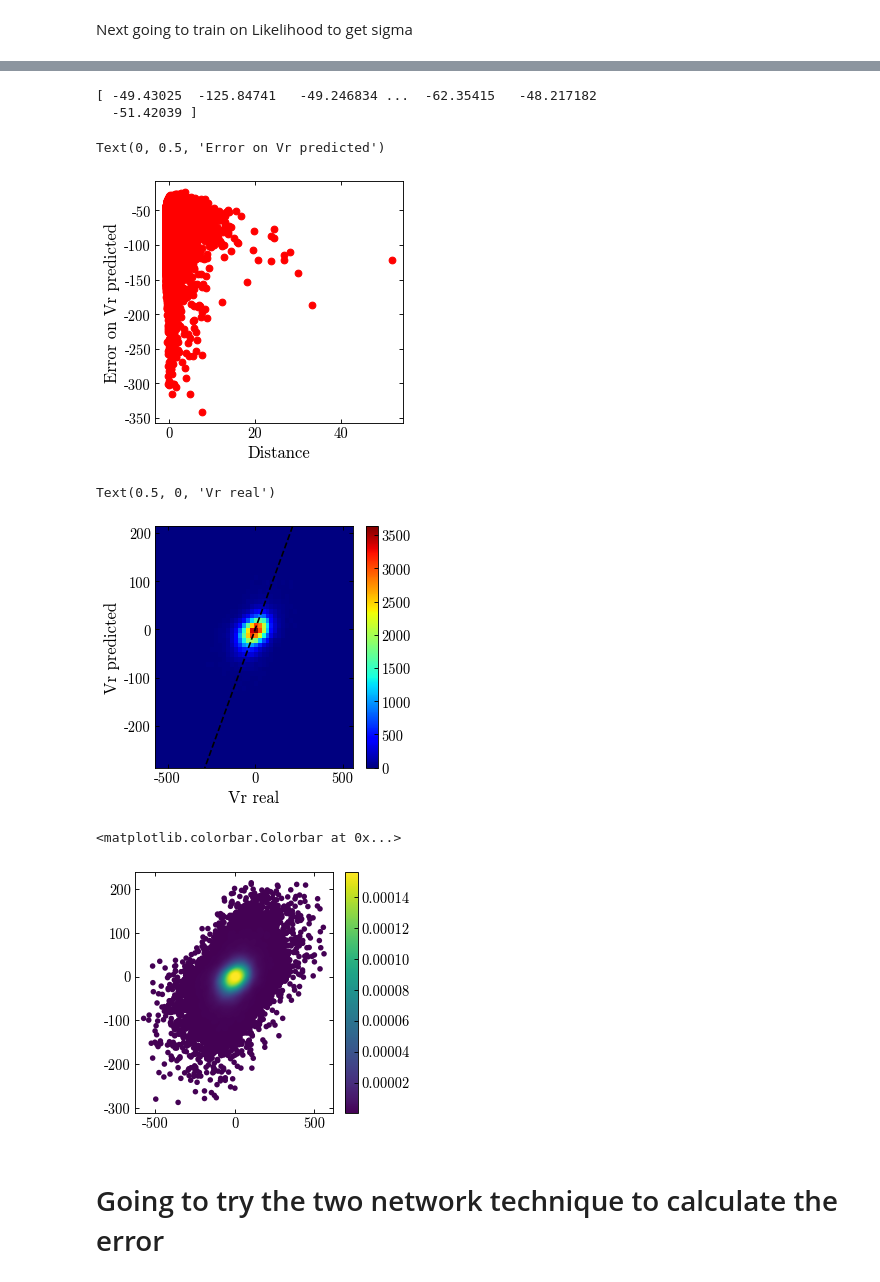
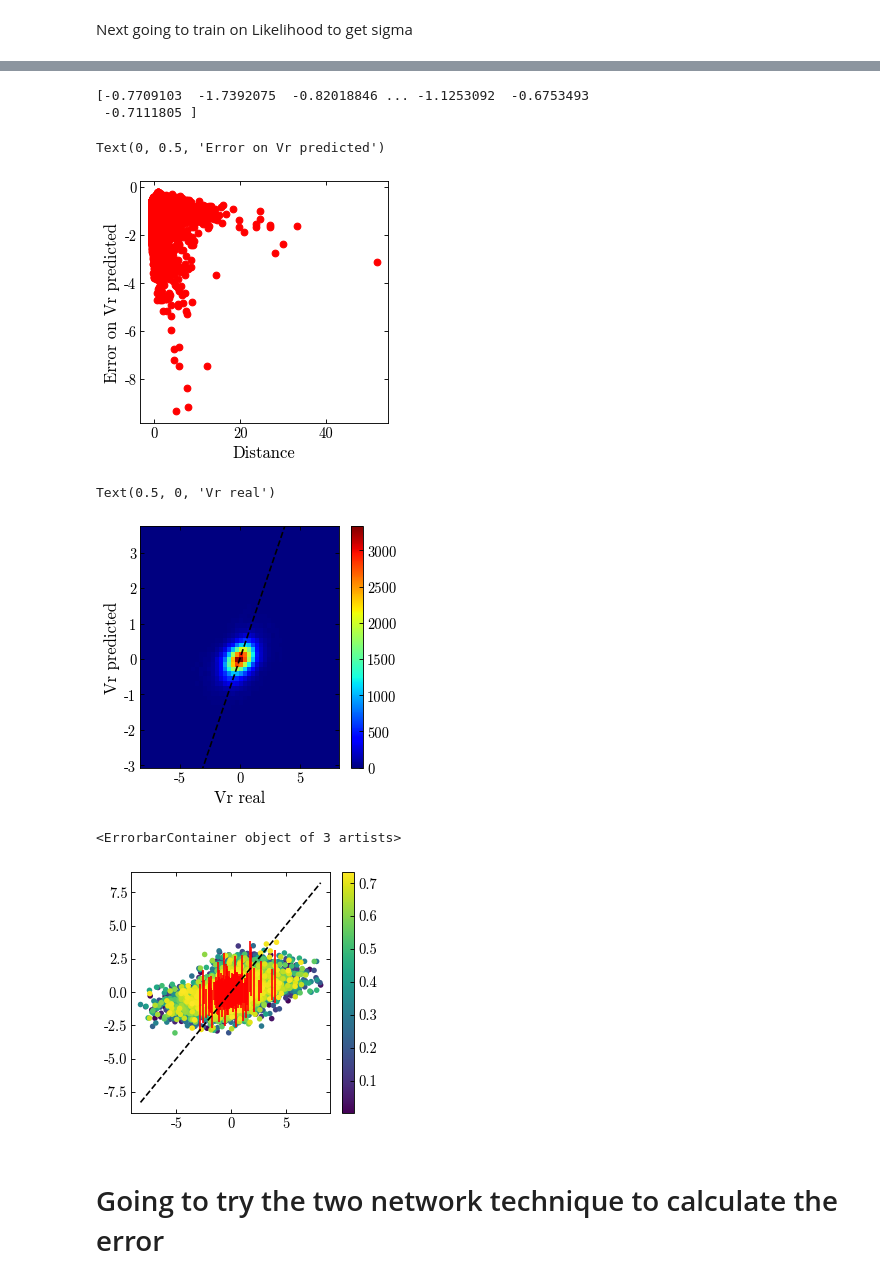
Before and after one commit to adropulic/datax_gaia, a Jupyter notebook: RVTrial2.ipynb, the cells around one changed output, grey strips where cells are left out. Drawn from its saved outputs; the diff is of its cells as text; code cells hidden in the pictures.

Commit message:
updating two ways of calculating error bars, this time with Y initially rescaled.

```diff
--- a/RVTrial2.ipynb
+++ b/RVTrial2.ipynb
@@ -60,7 +60,7 @@ use_cols = ['l', 'b','parallax','pmra','pmdec']
 # Make the design matrix
 X = data[use_cols].values
 Y = (data['radial_velocity']).values
-#Y = (Y - np.mean(Y))/(np.std(Y))
+Y = (Y - np.mean(Y))/(np.std(Y))
 # %%
 X_train, X_test, y_train, y_test = train_test_split(X[1:500000], Y[1:500000],
                                                     test_size = 0.2,
@@ -337,10 +338,10 @@ plt.scatter(X_test[:,2], test_preds[:,1], color = 'red')
 plt.xlabel('Distance')
 plt.ylabel('Error on Vr predicted')
 # %% [output]
-[ -49.43025  -125.84741   -49.246834 ...  -62.35415   -48.217182
-  -51.42039 ]
+[-0.7709103  -1.7392075  -0.82018846 ... -1.1253092  -0.6753493
+ -0.7111805 ]
 Text(0, 0.5, 'Error on Vr predicted')
-[figure, old version]
+[figure, new version]
 # %%
 from scipy.interpolate import interpn
 def density_scatter( x , y, ax = None, sort = True, bins = 20, **kwargs )   :
@@ -372,7 +373,7 @@ plt.ylabel('Vr predicted')
 plt.xlabel('Vr real')
 # %% [output]
 Text(0.5, 0, 'Vr real')
-[figure, old version]
+[figure, new version]
 # %%
 from scipy.stats import gaussian_kde
 x = y_test
@@ -382,16 +383,19 @@ z = gaussian_kde(xy)(xy)
 # %%
 # Sort the points by density, so that the densest points are plotted last
 idx = z.argsort()
 x = y_test
 y = test_preds[:,0]
 x, y, z = x[idx], y[idx], z[idx]
 fig, ax = plt.subplots()
 cax = ax.scatter(x, y, c=z, s=25, edgecolor='')
+x1 = np.linspace(np.min(y_test),np.max(y_test),100)
+y1 = x1
+plt.plot(x1,y1,'k--')
 fig.colorbar(cax)
-plt.errorbar(y_test, test_preds[:,0], yerr = test_preds[:,1], color = 'red',ls='none')
+plt.errorbar(y_test[600:800], test_preds[600:800,0], yerr = test_preds[600:800,1], color = 'red',ls='none')
 # %% [output]
-<matplotlib.colorbar.Colorbar at 0x...>
+<ErrorbarContainer object of 3 artists>
-[figure, old version]
+[figure, new version]
 # %% [markdown]
 # Going to try the two network technique to calculate the error
 # %%
```
Also changed, not shown: parts of 13 cells of this notebook.
